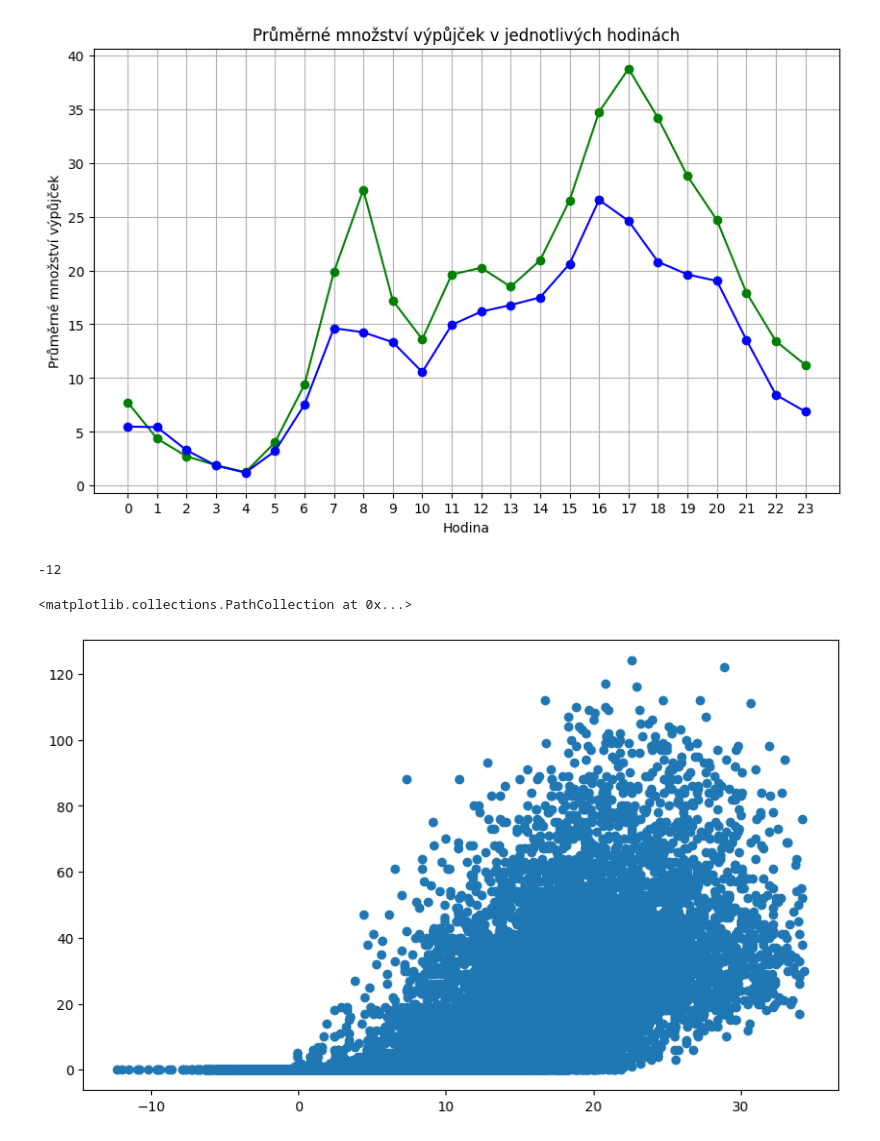
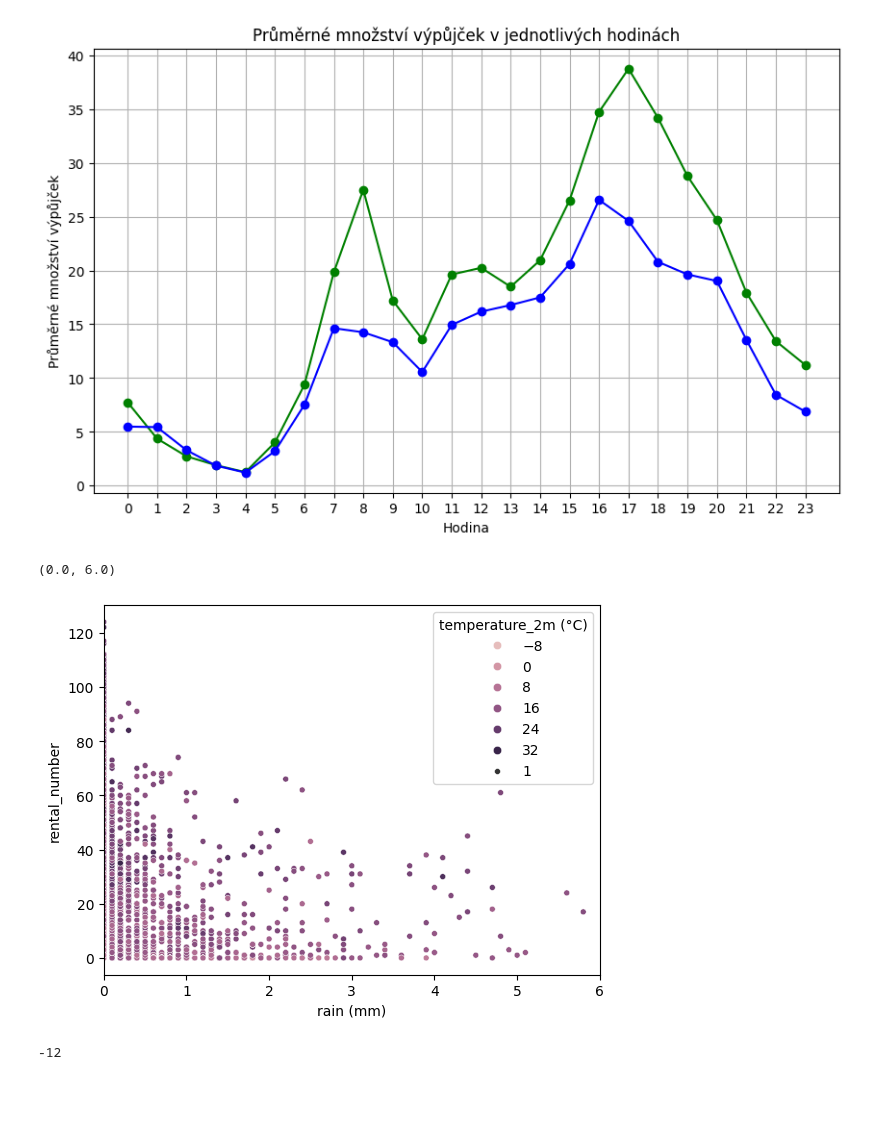
Before and after one commit to DanielaJureckova/bikesharing-brno, a Jupyter notebook: 19_weather.ipynb, the cells around one changed output. Saved outputs shown, nothing was run; the diff lists cells and outputs as text; code cells hidden in the pictures; blank space fills up the shorter version.

```diff
--- a/19_weather.ipynb
+++ b/19_weather.ipynb
@@ -137,6 +137,18 @@ plt.grid(True)
 plt.show()
 # %% [output]
 [figure]
+# %%
+import seaborn as sns
+import matplotlib.pyplot as plt
+
+korel_data = merged_data[["temperature_2m (°C)",'rental_number', "rain (mm)"]]
+
+
+sns.scatterplot(data=korel_data, x="rain (mm)", y="rental_number", hue = "temperature_2m (°C)", size = 1)
+plt.xlim(0, 6)
+# %% [output]
+(0.0, 6.0)
+[figure, added]
 # %%
 #teplotička
 # %%
@@ -144,11 +156,3 @@ merged_data["temperature"] = merged_data["temperature_2m (°C)"].round().astype(
 merged_data["temperature"].min()
 # %% [output]
 -12
-# %%
-plt.figure(figsize=(10, 6))
-plt.scatter(merged_data["temperature_2m (°C)"], merged_data["rental_number"] )
-
-#hodit slider na hodiny?
-# %% [output]
-<matplotlib.collections.PathCollection at 0x...>
-[figure, removed]
```
Also changed, not shown: parts of 2 cells of this notebook.
